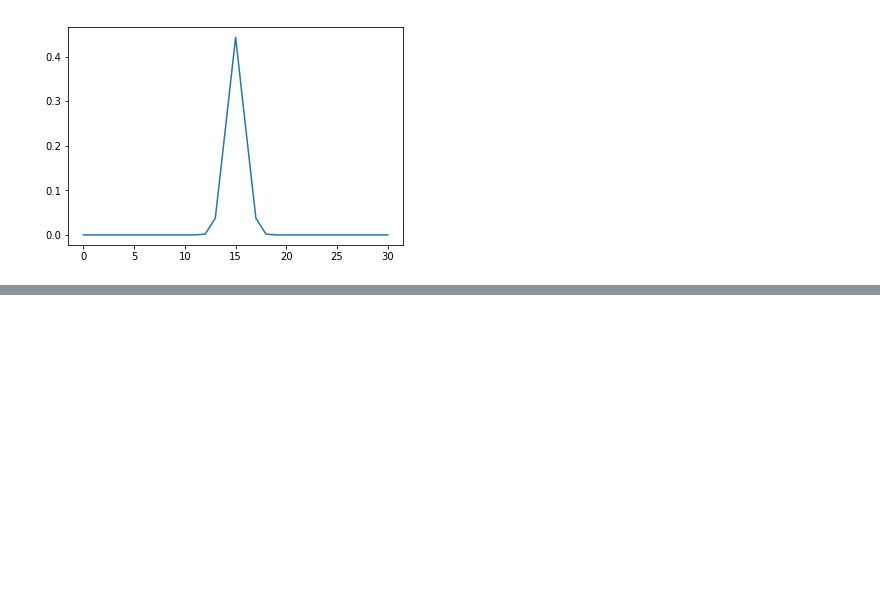
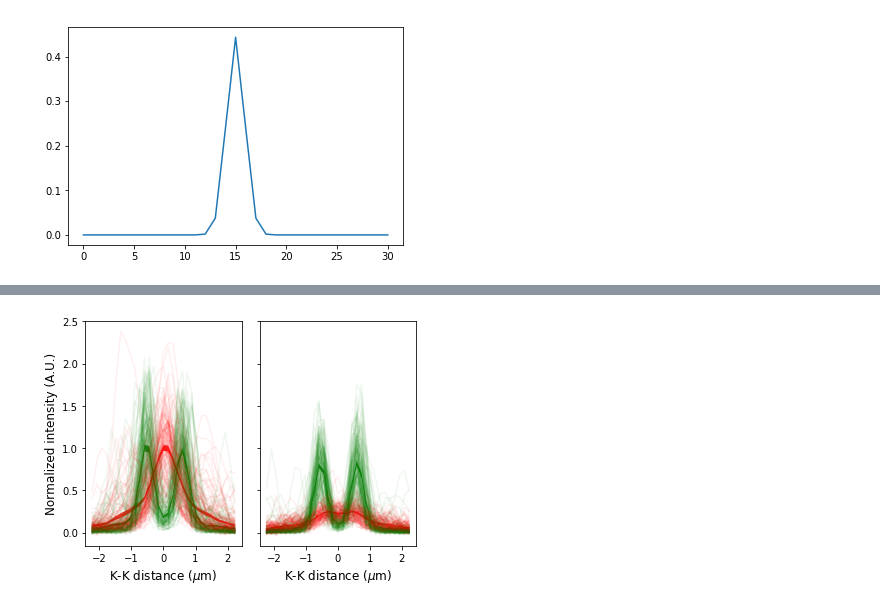
Before and after one commit to elifesciences-publications/AuroraConcentrationAnalysis, a Jupyter notebook: Dist_vs_INCENP_avg-ALL.ipynb, the cells around one changed output, grey strips where cells are left out. Cells and saved outputs as stored; diff of their text form; code cells hidden in the pictures; blank space fills up the shorter version.

```diff
--- a/Dist_vs_INCENP_avg-ALL.ipynb
+++ b/Dist_vs_INCENP_avg-ALL.ipynb
@@ -444,31 +533,33 @@ for name, df in df_grped:
 alph = 0.8
 fs = 12
 proflen = len(df_prof_all.iloc[0]['prof560_norm'])
 x = (np.arange(proflen)-(proflen-1)/2.0)*pixsize
 
 fig, ax = plt.subplots(nrows=1,ncols=2,figsize=(5.5,4),sharex=True,sharey=True)
 
 grps_to_plot = ['None','5ITu']
 
 for i,grp in enumerate(grps_to_plot):
     df_prof_select = df_prof_all.loc[(df_prof_all['Group']==grp) & (df_prof_all['Data Name']=='Set0_5ITu_03Pos6')]
-    df_res = getBinAvgProf(df_prof_select,1)
+    df_res = getBinAvgProf(df_prof_select,nbins=1,)
 
     for index,row in df_prof_select.iterrows():
         ax[i].plot(x,row['prof488_norm'],alpha=0.06,color='g')
         ax[i].plot(x,row['prof560_norm'],alpha=0.06,color='r')
 
     ax[i].fill_between(x,df_res.iloc[0]['avgprof488']+df_res.iloc[0]['semprof488'],
                        df_res.iloc[0]['avgprof488']-df_res.iloc[0]['semprof488'],alpha=alph,
                        facecolor='g')
     ax[i].fill_between(x,df_res.iloc[0]['avgprof560']+df_res.iloc[0]['semprof560'],
                        df_res.iloc[0]['avgprof560']-df_res.iloc[0]['semprof560'],alpha=alph,
                        facecolor='r')
 
 ax[0].set_xlabel('K-K distance ($\mu$m)',fontsize=fs)
 ax[1].set_xlabel('K-K distance ($\mu$m)',fontsize=fs)
 ax[0].set_ylabel('Normalized intensity (A.U.)',fontsize=fs)
 
 plt.tight_layout()
 
 fig.savefig('Set0_5ITu_03Pos6_None_and_5ITu.pdf',facecolor=None,edgecolor=None)
+# %% [output]
+[figure, added]
```
Also changed, not shown: parts of 8 cells of this notebook, 4 other files.
